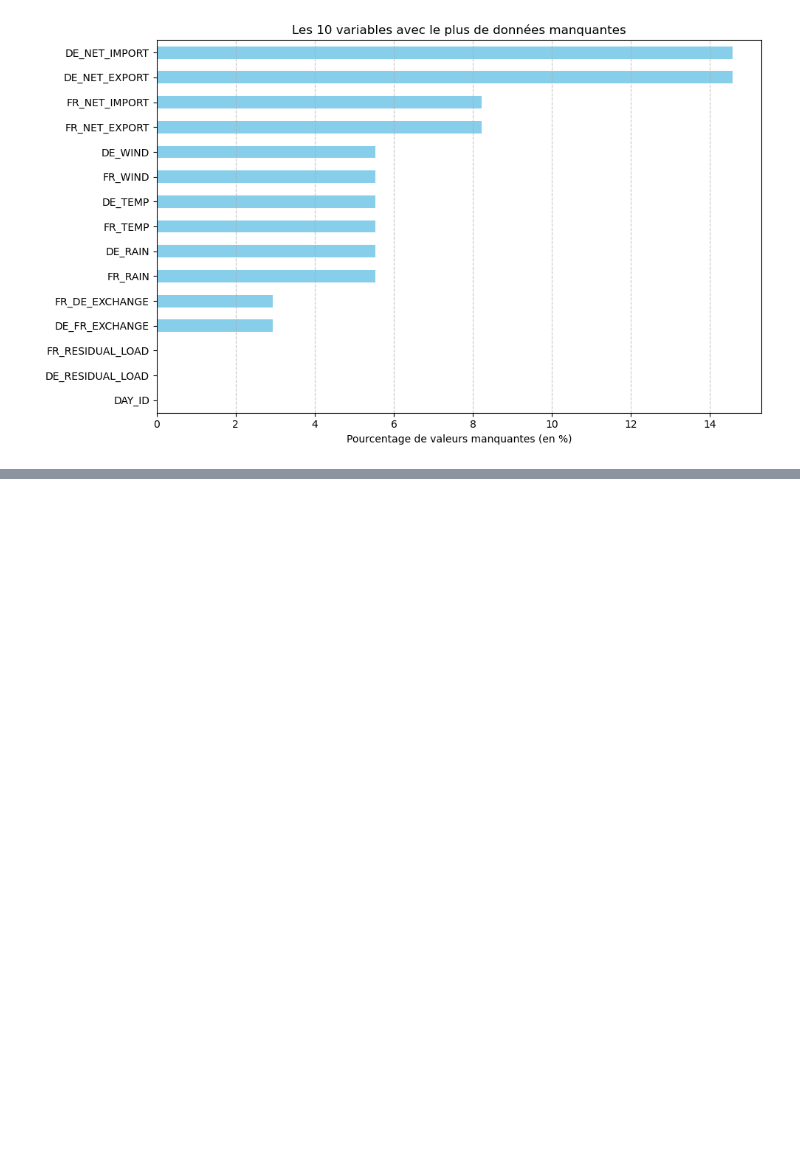
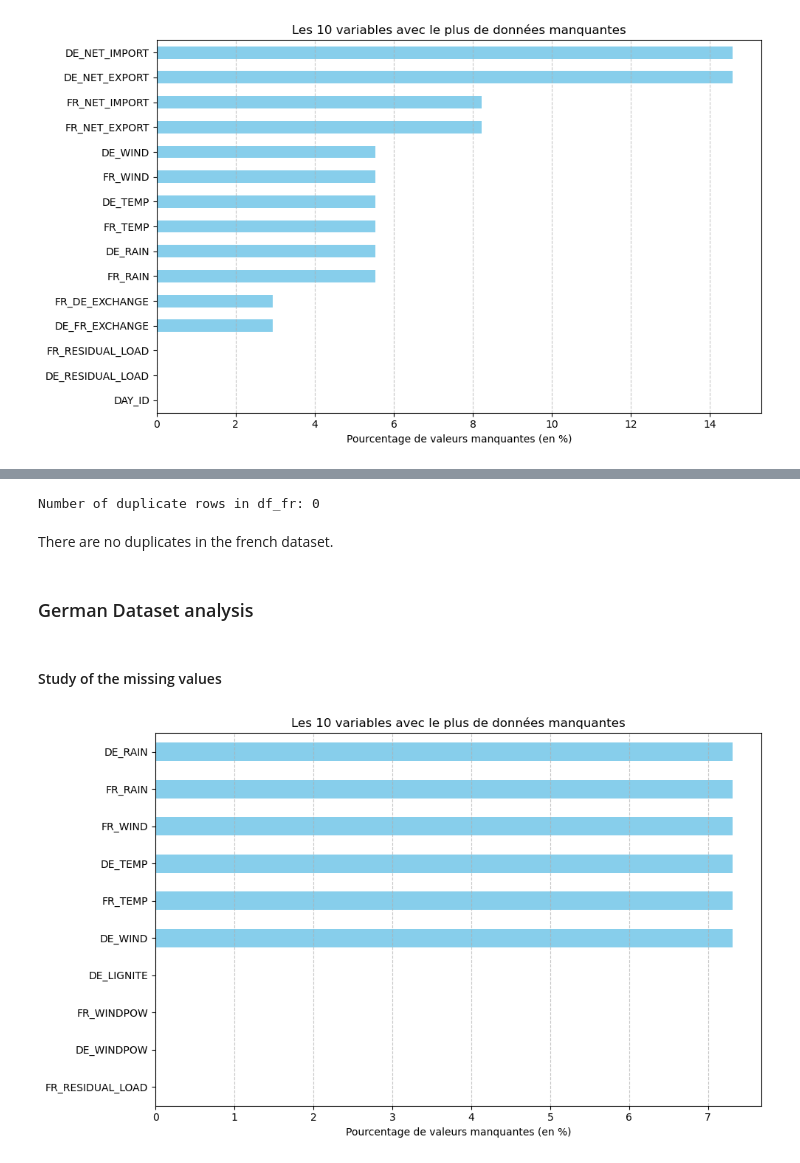
Before and after one commit to margauxgirona/project-ML, a Jupyter notebook: Univariate_data_analysis.ipynb, the cells around one changed output, grey strips where cells are left out. Drawn from its saved outputs; the diff is of its cells as text; code cells hidden in the pictures; blank space fills up the shorter version.

Commit message:
finalisation des observations et de la partie Germany

```diff
--- a/Univariate_data_analysis.ipynb
+++ b/Univariate_data_analysis.ipynb
@@ -338,0 +326,30 @@ No artists with labels found to put in legend.  Note that artists whose label st
+# %%
+temp = df_fr.drop(columns=["DAY_ID"])
+print(f"Number of duplicate rows in df_fr: {temp.duplicated().sum()}")
+# %% [output]
+Number of duplicate rows in df_fr: 0
+# %% [markdown]
+There are no duplicates in the french dataset.
+# %% [markdown]
+### German Dataset analysis
+# %%
+df_de.drop(columns=["COUNTRY"], inplace=True)
+# %% [markdown]
+#### Study of the missing values
+# %%
+# percentage of missing values per column
+missing_values = df_de.isnull().mean() * 100
+
+# top 10 of columns with the most missing values
+top_10_colonnes = missing_values.sort_values(ascending=False).head(10)
+
+# Horizontal barplot
+plt.figure(figsize=(10, 6))
+top_10_colonnes.sort_values().plot(kind='barh', color='skyblue')
+plt.xlabel("Pourcentage de valeurs manquantes (en %)")
+plt.title("Les 10 variables avec le plus de données manquantes")
+plt.grid(axis='x', linestyle='--', alpha=0.7)
+plt.tight_layout()
+plt.show()
+# %% [output]
+[figure, added]
```
Also changed, not shown: parts of 32 cells of this notebook.
